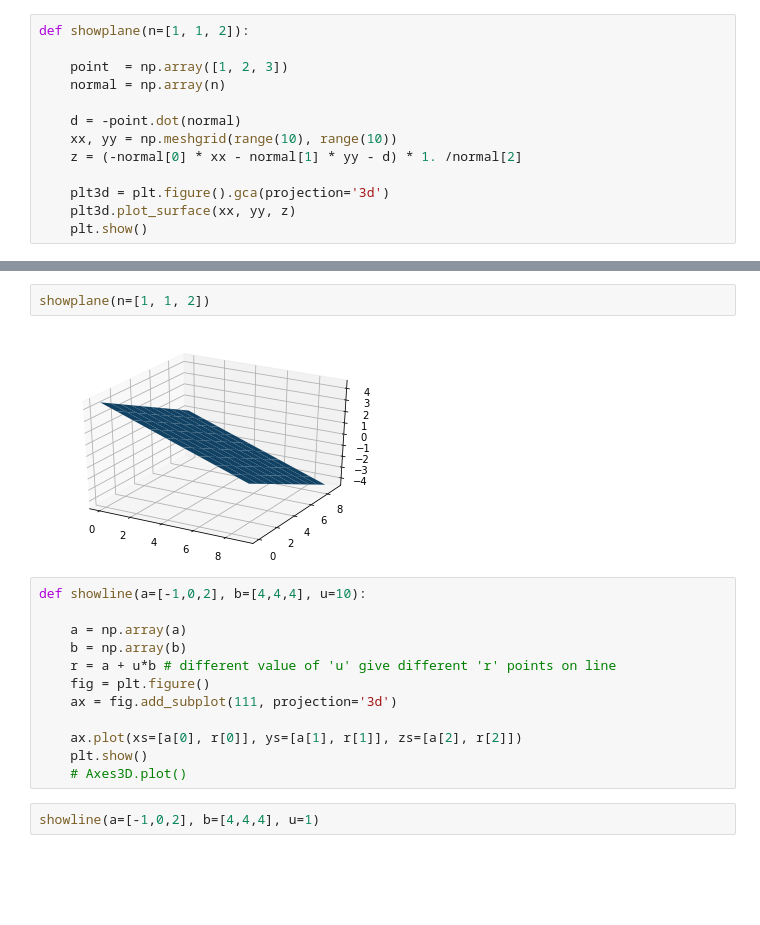
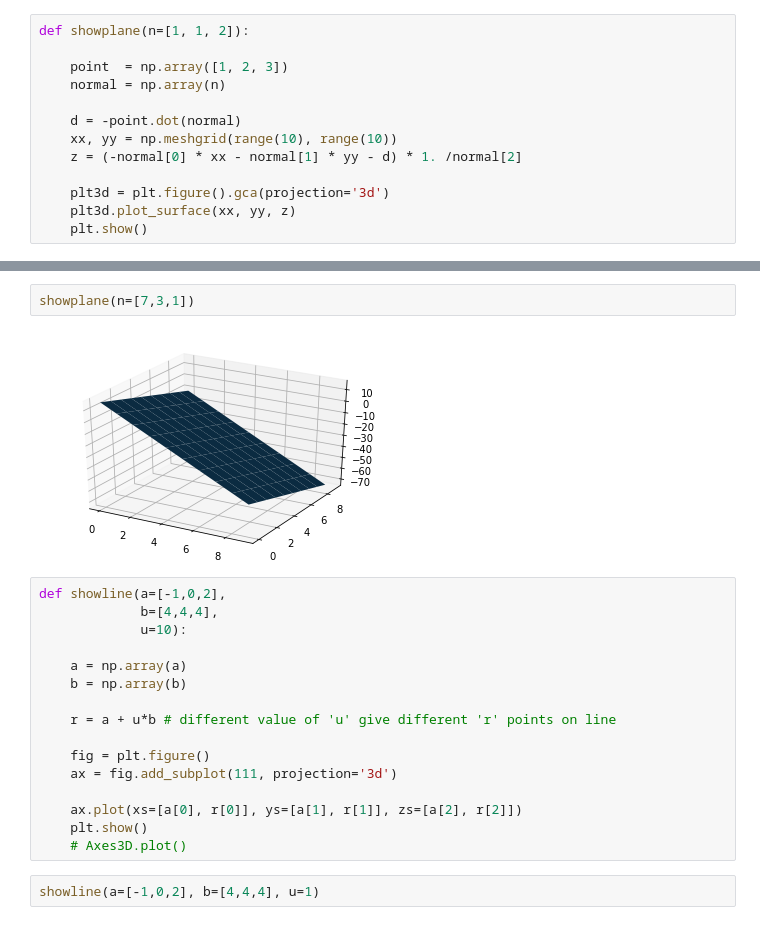
Before and after one commit to imvickykumar999/pip-install-imvickykumar999, a Jupyter notebook: vixtor.ipynb, the cells around one changed output, grey strips where cells are left out. Saved outputs shown, nothing was run; the diff lists cells and outputs as text; blank space fills up the shorter version.

```diff
--- a/vixtor.ipynb
+++ b/vixtor.ipynb
@@ -27,13 +45,17 @@ def showplane(n=[1, 1, 2]):
 # %%
-showplane(n=[1, 1, 2])
+showplane(n=[7,3,1])
 # %% [output]
-[figure, old version]
+[figure, new version]
 # %%
-def showline(a=[-1,0,2], b=[4,4,4], u=10):
+def showline(a=[-1,0,2],
+             b=[4,4,4],
+             u=10):
 
     a = np.array(a)
     b = np.array(b)
+
     r = a + u*b # different value of 'u' give different 'r' points on line
+
     fig = plt.figure()
     ax = fig.add_subplot(111, projection='3d')
 
```
Also changed, not shown: parts of 66 cells of this notebook.
